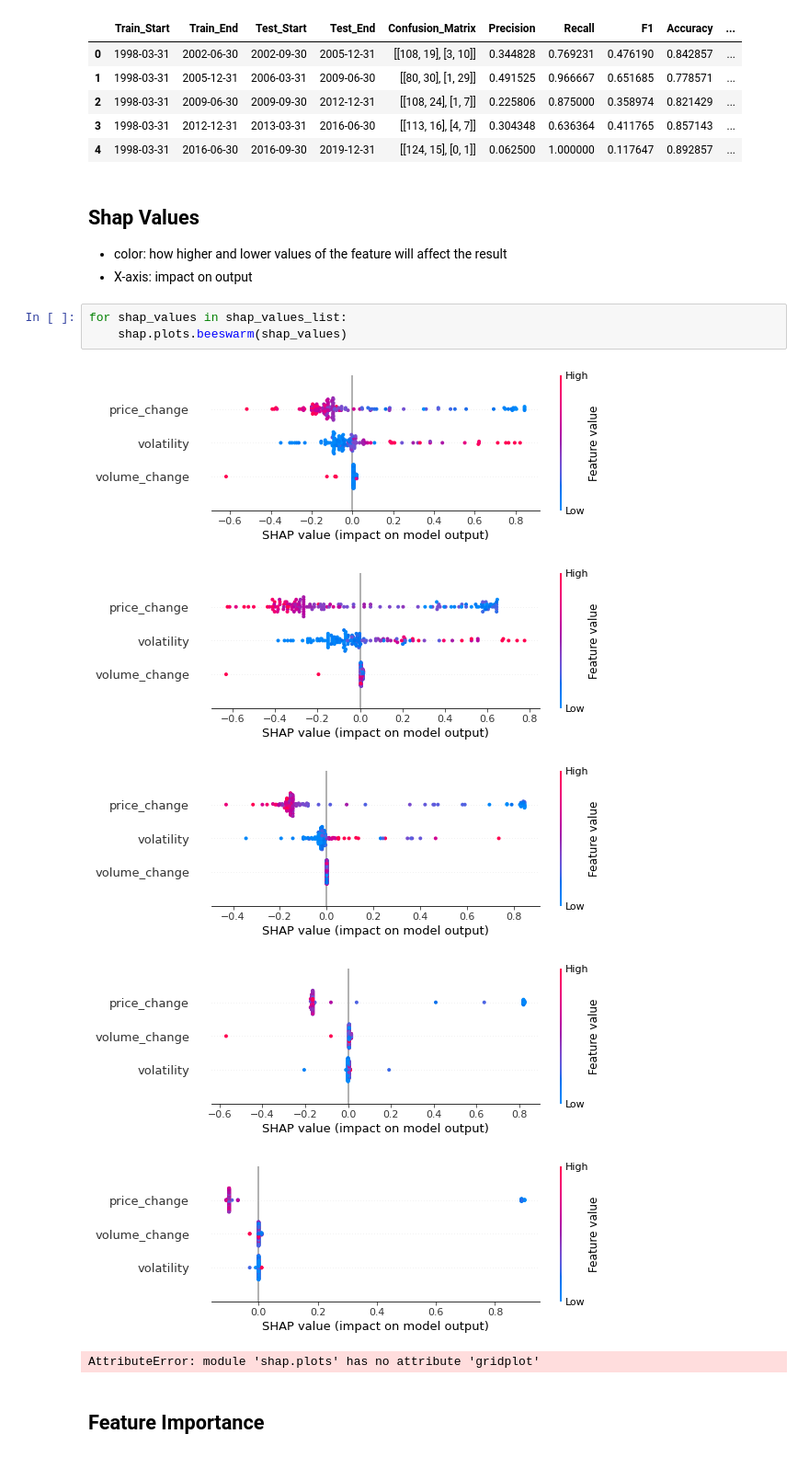
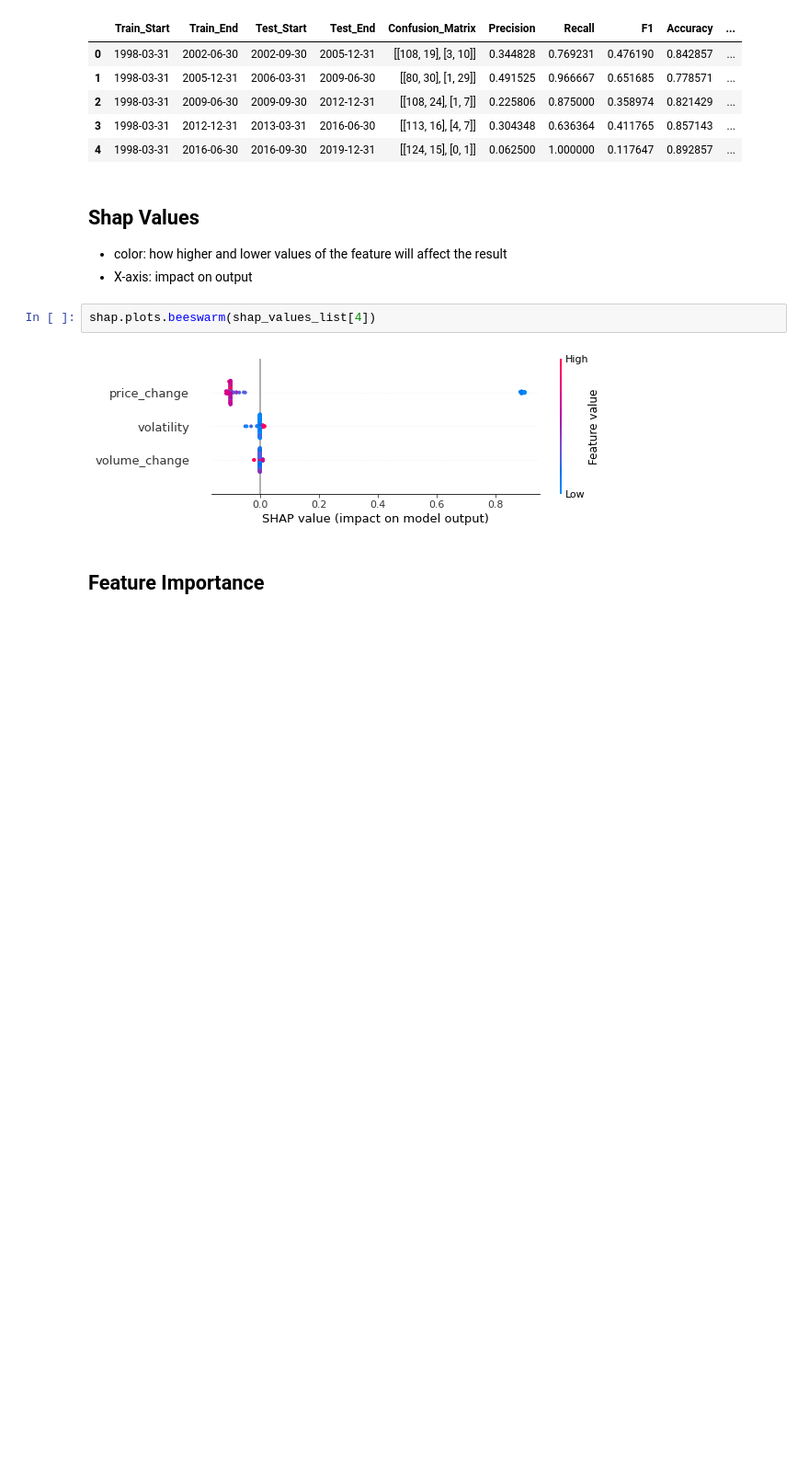
Before and after one commit to nicockt/fyp-2024, a Jupyter notebook: models/Log Regression_benchmark.ipynb, the cells around one changed output. Shown at 92% size. Saved outputs shown, nothing was run; the diff lists cells and outputs as text; blank space fills up the shorter version.

Commit message:
Shap Value (last step only)

```diff
--- a/models/Log Regression_benchmark.ipynb
+++ b/models/Log Regression_benchmark.ipynb
@@ -183,15 +183,9 @@ evaluation_df
 - color: how higher and lower values of the feature will affect the result
 - X-axis: impact on output
 # %%
-for shap_values in shap_values_list:
-    shap.plots.beeswarm(shap_values)
+shap.plots.beeswarm(shap_values_list[4])
 # %% [output]
-[figure, old version]
+[figure, new version]
-[figure, removed]
-[figure, removed]
-[figure, removed]
-[figure, removed]
-AttributeError: module 'shap.plots' has no attribute 'gridplot'
 # %% [markdown]
 ## Feature Importance
 # %%
```
Also changed, not shown: 5 other files.
